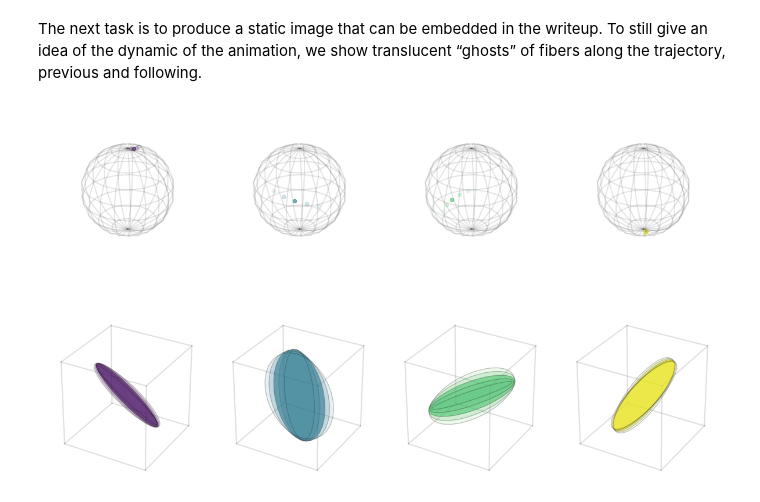
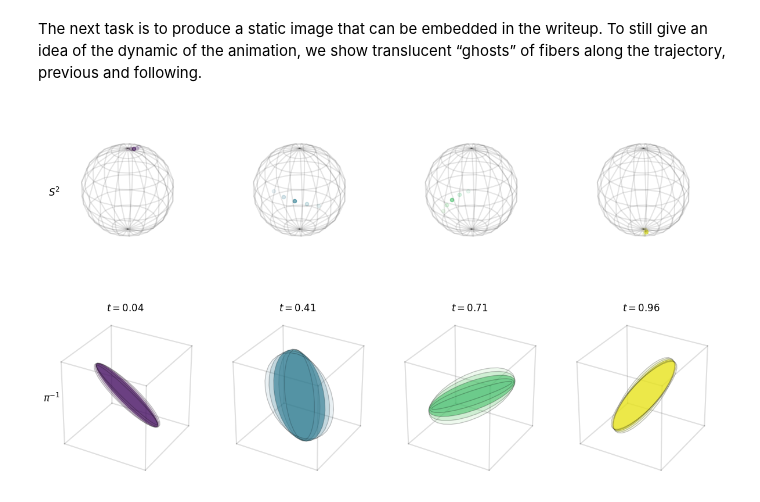
Before and after one commit to laurasaizz/Visualization-S3, a Jupyter notebook: fibers-animate.ipynb, the cells around one changed output. Saved outputs shown, nothing was run; the diff lists cells and outputs as text; code cells hidden in the pictures.

Commit message:
Add labels.
Add labels for sampling times and shown objects. Currently uses manual alignment, so the labels are not aligned very well.

```diff
--- a/fibers-animate.ipynb
+++ b/fibers-animate.ipynb
@@ -167,30 +167,35 @@ The next task is to produce a static image that can be embedded in the writeup.
 # %%
 examples_idxs = [2, 20, 35, 47]
 local_idxs = np.array([-2, -1, 0, 1, 2])
 local_opacities = np.array([0.1, 0.2, 0.6, 0.2, 0.1])
 
 n_examples = len(examples_idxs)
 fig, (axes_base, axes_fiber) = plt.subplots(2, n_examples, figsize=(12,8), subplot_kw={"projection": '3d', "box_aspect": (1,1,1)})
 fig.tight_layout()
 
 fibers_coords = [ fiber_coords for _, fiber_coords in group_and_unravel(fiber_idxs, coords) ]
 
 for axis_base, axis_fiber, idx_main in zip(axes_base, axes_fiber, examples_idxs):
     prep_axis_sphere(axis_base)
     prep_axis_cube(axis_fiber)
+    axis_fiber.set_title(f"$t={times[idx_main]:.2f}$")
     idxs = local_idxs + idx_main
     sel = (idxs >= 0) & (idxs < times.size)
     opacities = local_opacities[sel]
     idxs = idxs[sel]
     verts = []
     for idx, opacity in zip(idxs, opacities):
         axis_base.scatter([x[idx]], [y[idx]], [z[idx]], color=np.array([*colors[idx][:3],opacity]))
         verts.append(list(fibers_coords[idx]))
     colors_fiber = colors[idxs]
     colors_fiber[:,3] = opacities
     axis_fiber.add_collection3d(init_poly3d(np.array(verts), colors_fiber, edgecolor="#0000003C"))
 
-plt.savefig("fibers-animated-ghosts.png", bbox_inches='tight')
+# add labels
+axes_base[0].text(-1, -1.1, 0.2, "$S^2$", horizontalalignment="right", verticalalignment="center", rotation="vertical", fontsize="large")
+axes_fiber[0].text(-1, -1.1, 0.2, "$\pi^{-1}$", horizontalalignment="right", verticalalignment="center", rotation="vertical", fontsize="large")
+
+plt.savefig("fibers-animated-ghosts.png", bbox_inches='tight', dpi=300)
 plt.show()
 # %% [output]
-[figure, old version]
+[figure, new version]
```
